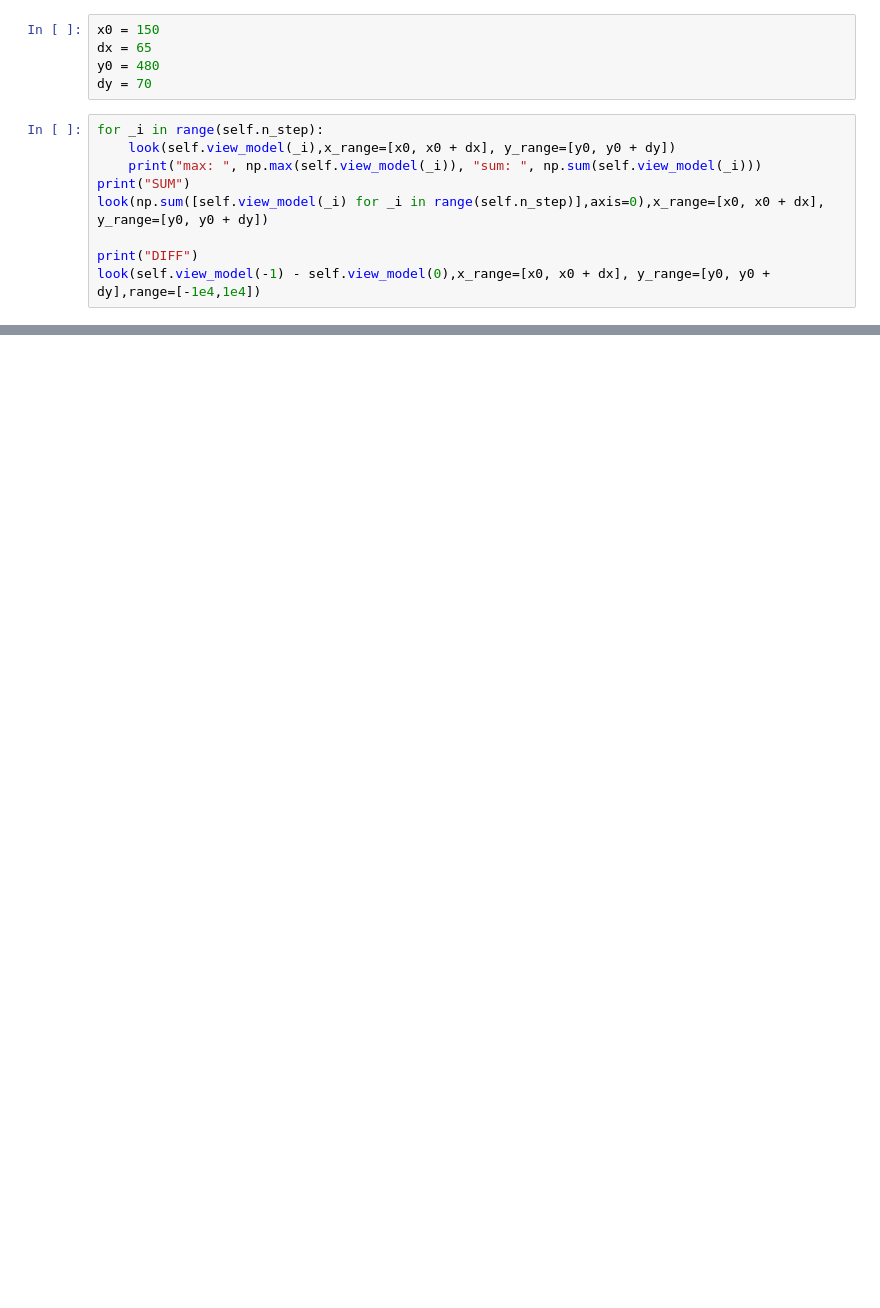
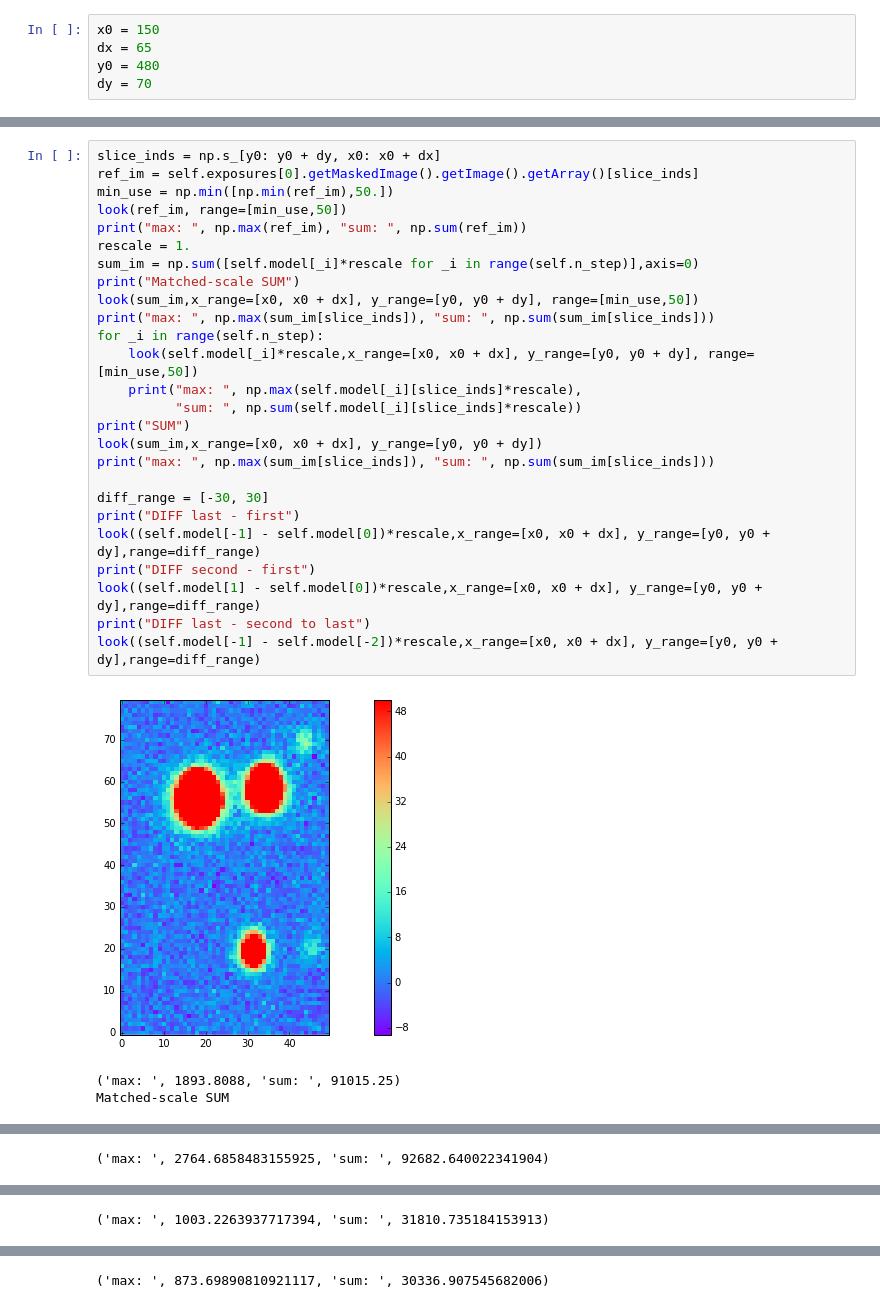
Before and after one commit to lsst-dm/experimental_DCR, a Jupyter notebook: DCR_template-debug-gband.ipynb, the cells around one changed output, grey strips where cells are left out. Drawn from its saved outputs; the diff is of its cells as text; blank space fills up the shorter version.

```diff
--- a/DCR_template-debug-gband.ipynb
+++ b/DCR_template-debug-gband.ipynb
@@ -100,12 +62,3 @@ x0 = 150
 dx = 65
 y0 = 480
 dy = 70
-# %%
-for _i in range(self.n_step):
-    look(self.view_model(_i),x_range=[x0, x0 + dx], y_range=[y0, y0 + dy])
-    print("max: ", np.max(self.view_model(_i)), "sum: ", np.sum(self.view_model(_i)))
-print("SUM")
-look(np.sum([self.view_model(_i) for _i in range(self.n_step)],axis=0),x_range=[x0, x0 + dx], y_range=[y0, y0 + dy])
-
-print("DIFF")
-look(self.view_model(-1) - self.view_model(0),x_range=[x0, x0 + dx], y_range=[y0, y0 + dy],range=[-1e4,1e4])
@@ -122,0 +100,30 @@ DIFF
+# %%
+slice_inds = np.s_[y0: y0 + dy, x0: x0 + dx]
+ref_im = self.exposures[0].getMaskedImage().getImage().getArray()[slice_inds]
+min_use = np.min([np.min(ref_im),50.])
+look(ref_im, range=[min_use,50])
+print("max: ", np.max(ref_im), "sum: ", np.sum(ref_im))
+rescale = 1.
+sum_im = np.sum([self.model[_i]*rescale for _i in range(self.n_step)],axis=0)
+print("Matched-scale SUM")
+look(sum_im,x_range=[x0, x0 + dx], y_range=[y0, y0 + dy], range=[min_use,50])
+print("max: ", np.max(sum_im[slice_inds]), "sum: ", np.sum(sum_im[slice_inds]))
+for _i in range(self.n_step):
+    look(self.model[_i]*rescale,x_range=[x0, x0 + dx], y_range=[y0, y0 + dy], range=[min_use,50])
+    print("max: ", np.max(self.model[_i][slice_inds]*rescale),
+          "sum: ", np.sum(self.model[_i][slice_inds]*rescale))
+print("SUM")
+look(sum_im,x_range=[x0, x0 + dx], y_range=[y0, y0 + dy])
+print("max: ", np.max(sum_im[slice_inds]), "sum: ", np.sum(sum_im[slice_inds]))
+
+diff_range = [-30, 30]
+print("DIFF last - first")
+look((self.model[-1] - self.model[0])*rescale,x_range=[x0, x0 + dx], y_range=[y0, y0 + dy],range=diff_range)
+print("DIFF second - first")
+look((self.model[1] - self.model[0])*rescale,x_range=[x0, x0 + dx], y_range=[y0, y0 + dy],range=diff_range)
+print("DIFF last - second to last")
+look((self.model[-1] - self.model[-2])*rescale,x_range=[x0, x0 + dx], y_range=[y0, y0 + dy],range=diff_range)
+# %% [output]
+[figure, added]
+('max: ', 1893.8088, 'sum: ', 91015.25)
+Matched-scale SUM
@@ -122,0 +131 @@ DIFF
+('max: ', 2764.6858483155925, 'sum: ', 92682.640022341904)
@@ -122,0 +133 @@ DIFF
+('max: ', 1003.2263937717394, 'sum: ', 31810.735184153913)
@@ -122,0 +135 @@ DIFF
+('max: ', 873.69890810921117, 'sum: ', 30336.907545682006)
```
Also changed, not shown: parts of 27 cells of this notebook.
